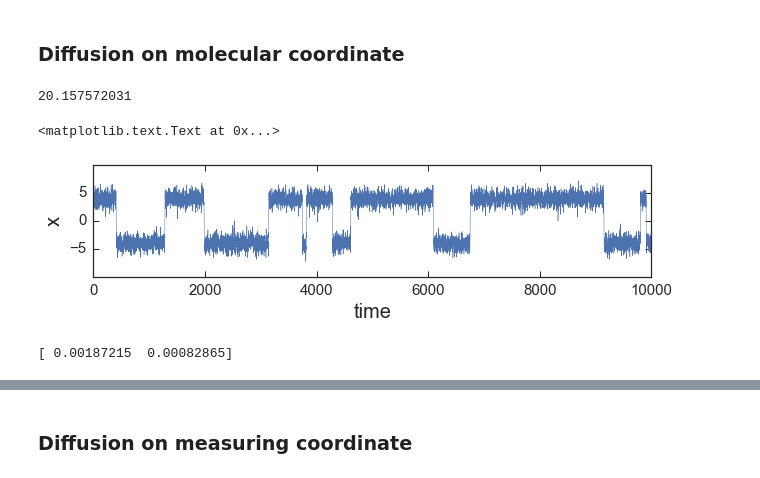
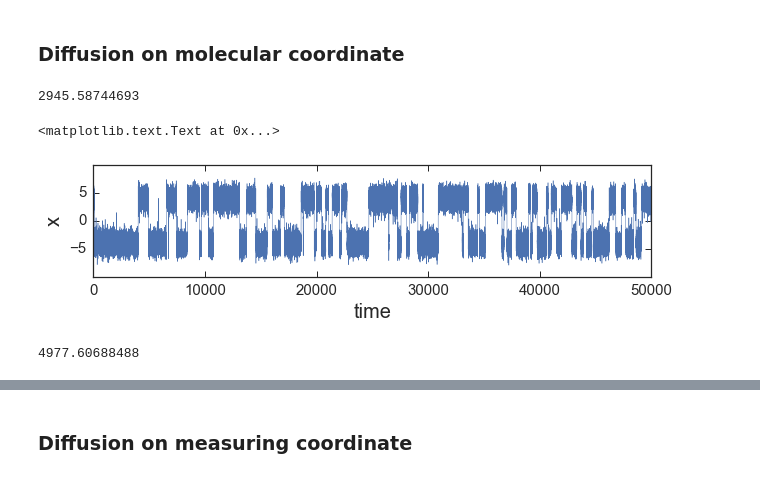
Before and after one commit to daviddesancho/smFSmodels, a Jupyter notebook: cossio_brownian_cython.ipynb, the cells around one changed output, grey strips where cells are left out. Drawn from its saved outputs; the diff is of its cells as text; code cells hidden in the pictures.

```diff
--- a/cossio_brownian_cython.ipynb
+++ b/cossio_brownian_cython.ipynb
@@ -40,7 +40,7 @@ def calc_rates(y):
     return np.mean([meanA, meanB]), np.mean([errorA, errorB])
 # %%
 # Globals
-dt = 1e-3
+dt = 5e-4
 Dx = 1. # Diffusion coefficient for molecular coordinate
 # %% [markdown]
 ### Molecular potential of mean force
@@ -69,8 +69,8 @@ plt.tight_layout()
 start = time.time()
 x, q = [5., 0.]
 t, xk, qk = cossio.run_brownian(x0=x, dt=dt, barrier=5., kl=0., \
-                             Dx=Dx, numsteps=int(1e7), fwrite=int(1./dt))
+                             Dx=Dx, numsteps=int(1e9), fwrite=int(0.1/dt))
 end = time.time()
 print end - start
 # %% [output]
-20.157572031
+2945.58744693
@@ -77,15 +83,16 @@ print end - start
 # %%
 fig, ax = plt.subplots(figsize=(10,2))
-ax.plot(xk, linewidth=0.5)
+ax.plot(t, xk, linewidth=0.5)
 ax.set_ylim(-10,10)
+ax.set_xlim(0,50000)
 ax.set_yticks([-5.,0,5.])
 ax.set_xlabel('time', fontsize=20)
 ax.set_ylabel('x', fontsize=20)
 # %% [output]
 <matplotlib.text.Text at 0x...>
-[figure, old version]
+[figure, new version]
 # %%
 rate0 = np.array(calc_rates(xk))
-print rate0
+print 1./rate0[0]
 # %% [output]
-[ 0.00187215  0.00082865]
+4977.60688488
```
Also changed, not shown: parts of 22 cells of this notebook, 8 other files.
